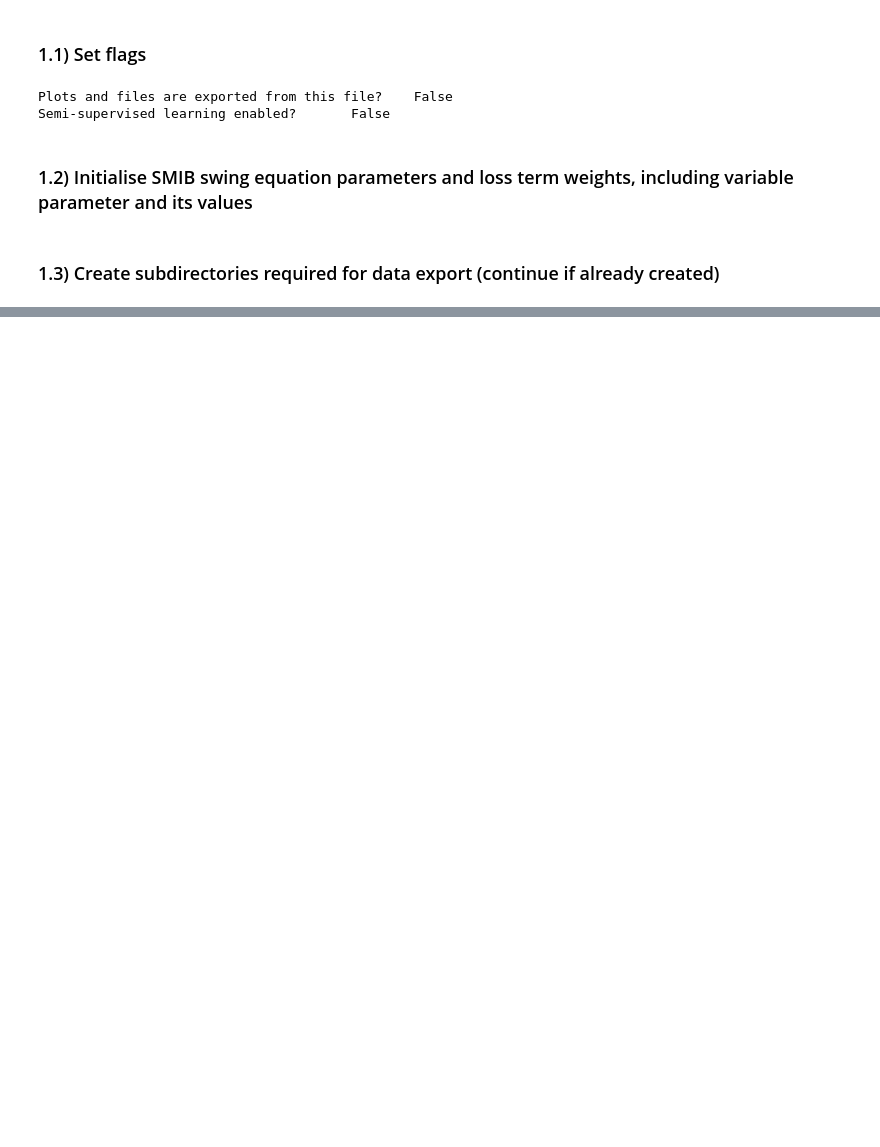
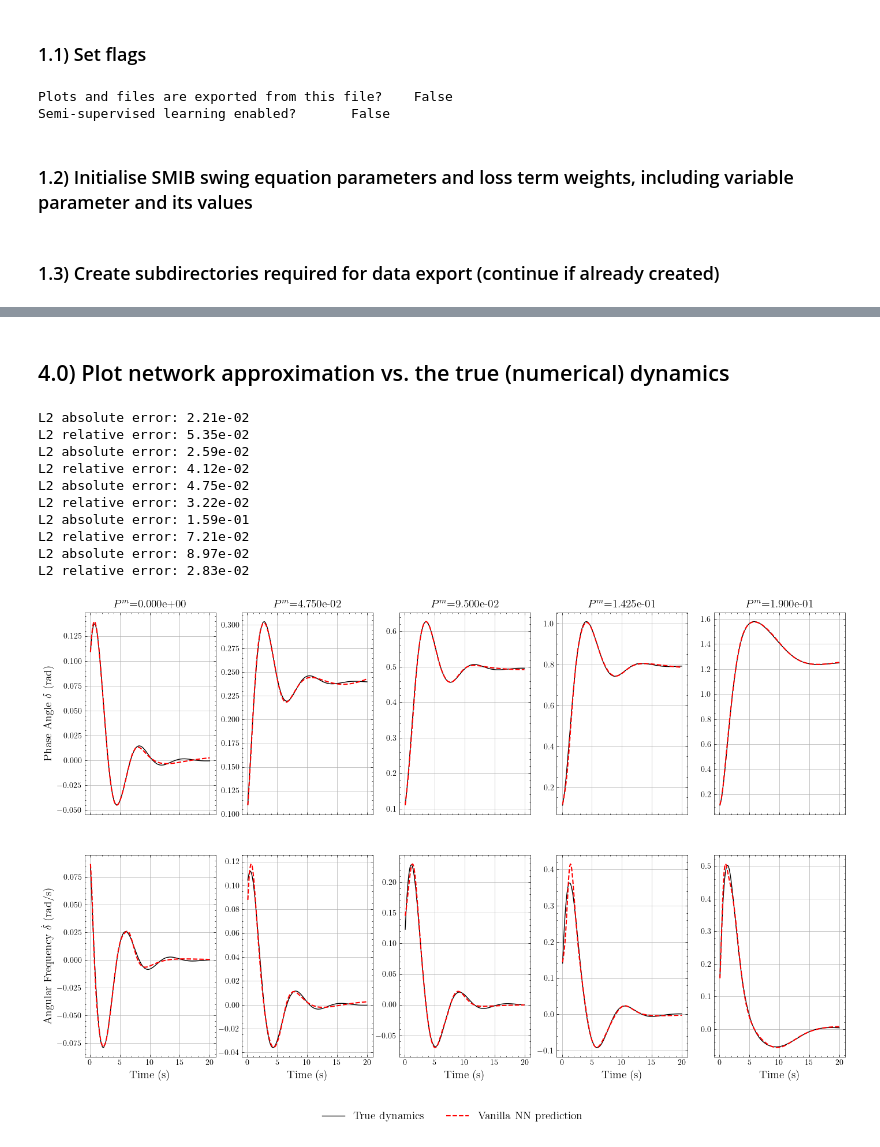
Before and after one commit to KaranBKataria/SciML-PINNs, a Jupyter notebook: src/numerical_experiments/notebooks/vanilla_nns_numerical_experiments.ipynb, the cells around one changed output, grey strips where cells are left out. Saved outputs shown, nothing was run; the diff lists cells and outputs as text; code cells hidden in the pictures; blank space fills up the shorter version.

```diff
--- a/src/numerical_experiments/notebooks/vanilla_nns_numerical_experiments.ipynb
+++ b/src/numerical_experiments/notebooks/vanilla_nns_numerical_experiments.ipynb
@@ -66,8 +69,7 @@ print(f"Parameter: {VARYING_PARAM}")
 Parameter: mechanical_power
 # %%
 # Path to save images and flag
-PATH_TO_IM_DIR: str = "/Users/karankataria/Library/CloudStorage/OneDrive-UniversityofWarwick"\
-                    f"/PINNs_PSs/data/visualisations/loss_landscapes/{VARYING_PARAM}/"
+PATH_TO_IM_DIR: str = f"/Users/karankataria/Desktop/PINNs_PSs/data/visualisations/loss_landscapes/{VARYING_PARAM}/"
 
 print(f"Absolute Export Path: {PATH_TO_IM_DIR}")
 # %% [output]
@@ -745,7 +871,9 @@ plt.show()
+# %% [markdown]
+## 4.0) Plot network approximation vs. the true (numerical) dynamics
 # %%
-abs_errors_pinns = []
-rel_errors_pinns = []
-pinn_predictions_per_param = []
+abs_errors_pinns: list[float] = []
+rel_errors_pinns: list[float] = []
+pinn_predictions_per_param: list[float] = []
 
 fig, ax = plt.subplots(2, len(PARAM_LIST), figsize=(17, 10), sharex=True)
 
@@ -795,33 +923,42 @@ for index, (model, param) in enumerate(zip(nn_models, PARAM_LIST)):
     abs_errors_pinns.append(l2_abs)
     rel_errors_pinns.append(l2_rel)
     pinn_predictions_per_param.append(pred_vector.detach().numpy())
 
     ax[0, index].plot(test_times.detach().numpy(), ground_truth_phase_angle.detach().numpy(), color="black", linestyle="-", label="True dynamics")
     ax[0, index].plot(test_times.detach().numpy(), pred.detach().numpy(), color='red', linestyle='--', label='Vanilla NN prediction', linewidth=1.5)
     ax[0, index].grid()
     # ax[0, index].legend(fontsize=12, loc="best")
     ax[0, index].set_title(f'{VARYING_PARAM_NOTATION}='+f"{param:.3e}", fontsize=14)
 
     ax[1, index].plot(test_times.detach().numpy(), ground_truth_angular_frequency.detach().numpy(), color="black", linestyle="-", label="True dynamics")
     ax[1, index].plot(test_times.detach().numpy(), pred_dot.detach().numpy(), color='red', linestyle='--', label='Vanilla NN prediction', linewidth=1.5)
     ax[1, index].grid()
     # ax[1, index].legend(fontsize=12, loc="best")
     ax[1, index].set_xlabel("Time (s)", fontsize=14)
 
     if index == 0:
         ax[0, index].set_ylabel("Phase Angle $\delta$ (rad)", fontsize=14)
         ax[1, index].set_ylabel("Angular Frequency $\dot{\delta}$ (rad/s)", fontsize=14)
 
 exact_vs_pred_image: str = f"vanilla_nn/vanilla_nn_vs_ground_truth_seed_{SEED}.pdf"
 
-# plt.subplots_adjust(left=0.1, right=0.9)
-# plt.tight_layout()
-
 handles, labels = ax[0, 0].get_legend_handles_labels()
 fig.legend(handles, labels, loc='lower center', ncol=2, bbox_to_anchor=(0.5, -0.02), fontsize=14)
 
 if SAVE is True and SEMI_SUPERVISED is False:
     print("Saving...")
     plt.savefig(fname=PATH_TO_IM_DIR+exact_vs_pred_image, format="pdf", bbox_inches="tight")
 
 plt.show()
+# %% [output]
+L2 absolute error: 2.21e-02
+L2 relative error: 5.35e-02
+L2 absolute error: 2.59e-02
+L2 relative error: 4.12e-02
+L2 absolute error: 4.75e-02
+L2 relative error: 3.22e-02
+L2 absolute error: 1.59e-01
+L2 relative error: 7.21e-02
+L2 absolute error: 8.97e-02
+L2 relative error: 2.83e-02
+[figure, added]
```
Also changed, not shown: parts of 41 cells of this notebook, 1 other file.
